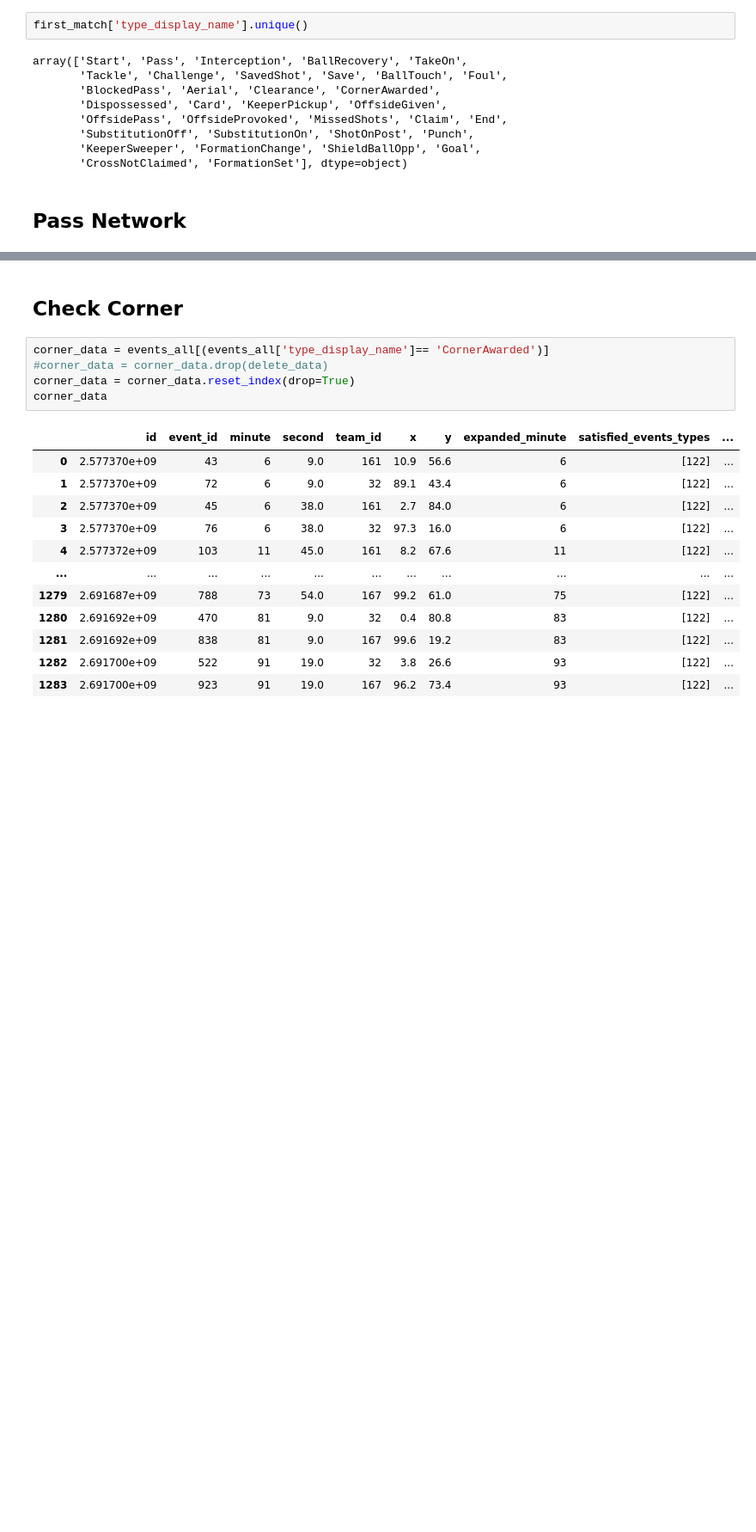
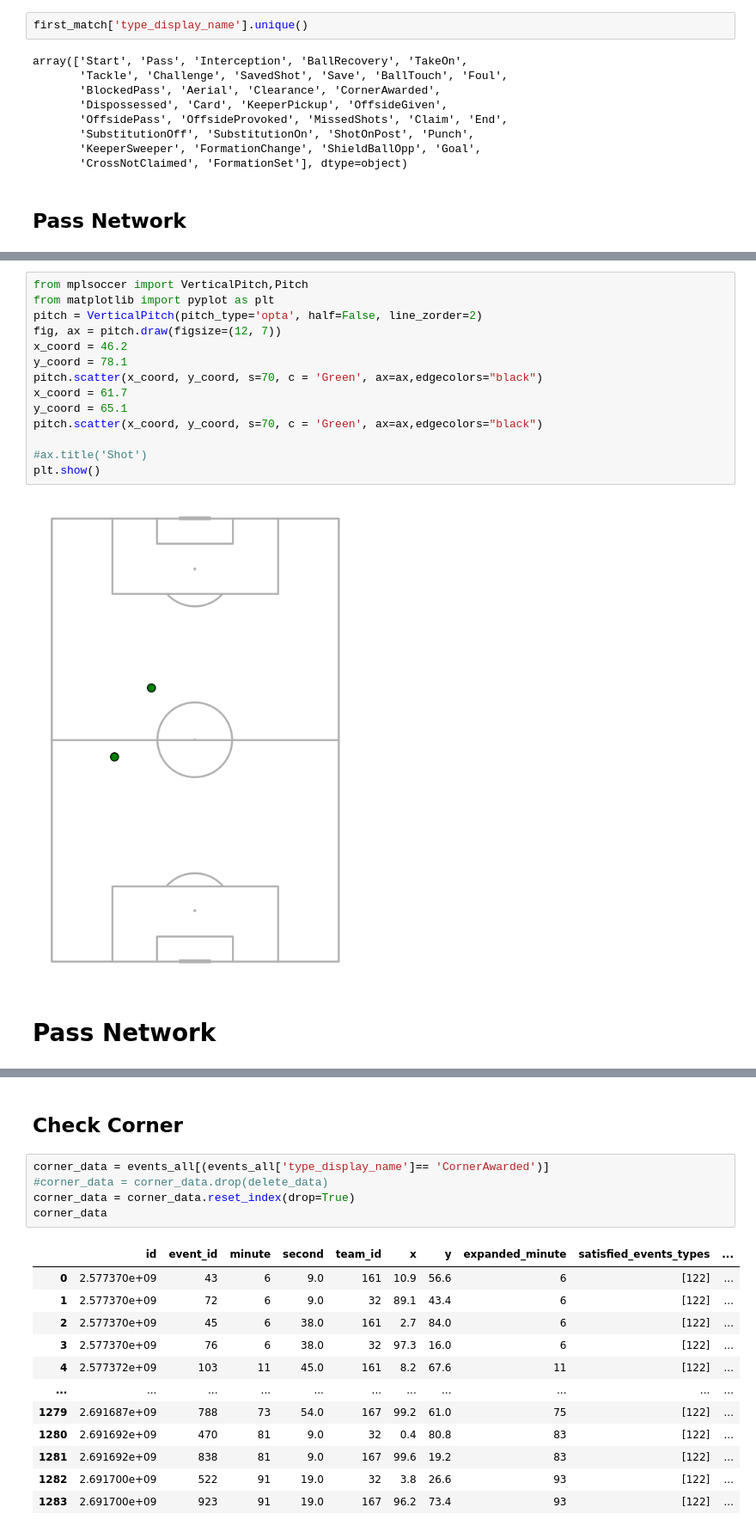
Before and after one commit to patrick-cw/Manchester-United-Analysis, a Jupyter notebook: Personal_Project.ipynb, the cells around one changed output, grey strips where cells are left out. Shown at 86% size. Saved outputs shown, nothing was run; the diff lists cells and outputs as text; blank space fills up the shorter version.

```diff
--- a/Personal_Project.ipynb
+++ b/Personal_Project.ipynb
@@ -261,0 +352,18 @@ array(['Start', 'Pass', 'Interception', 'BallRecovery', 'TakeOn',
+# %%
+from mplsoccer import VerticalPitch,Pitch
+from matplotlib import pyplot as plt
+pitch = VerticalPitch(pitch_type='opta', half=False, line_zorder=2)
+fig, ax = pitch.draw(figsize=(12, 7))
+x_coord = 46.2
+y_coord = 78.1
+pitch.scatter(x_coord, y_coord, s=70, c = 'Green', ax=ax,edgecolors="black")
+x_coord = 61.7
+y_coord = 65.1
+pitch.scatter(x_coord, y_coord, s=70, c = 'Green', ax=ax,edgecolors="black")
+
+#ax.title('Shot')
+plt.show()
+# %% [output]
+[figure, added]
+# %% [markdown]
+# Pass Network
```
Also changed, not shown: parts of 20 cells of this notebook.
